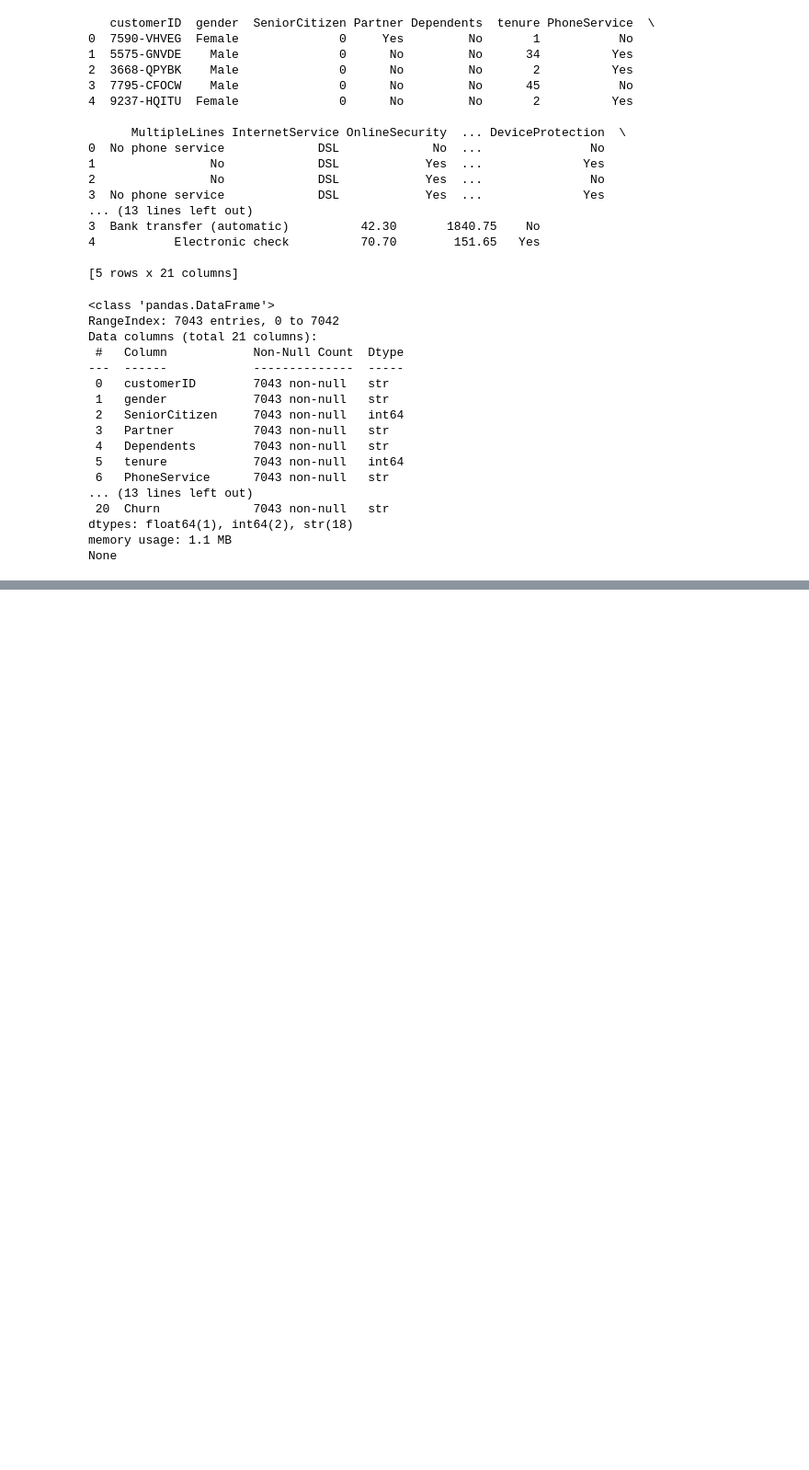
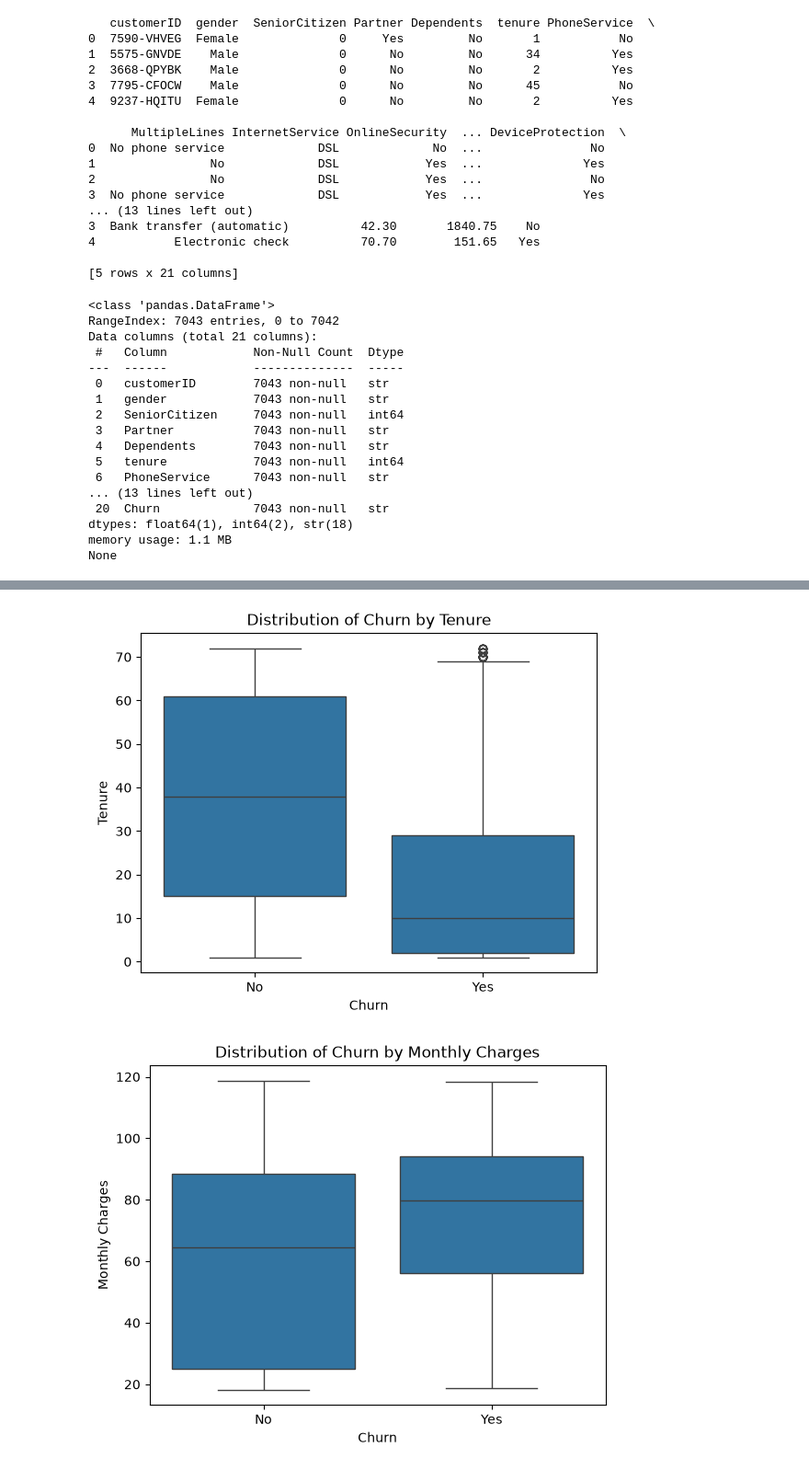
Before and after one commit to mhopejohnd/customer-churn-prediction, a Jupyter notebook: notebooks/exploratory_analysis.ipynb, the cells around one changed output, grey strips where cells are left out. Shown at 92% size. Cells and saved outputs as stored; diff of their text form; code cells hidden in the pictures; blank space fills up the shorter version.

```diff
--- a/notebooks/exploratory_analysis.ipynb
+++ b/notebooks/exploratory_analysis.ipynb
@@ -74,0 +272,27 @@ Index(['customerID', 'gender', 'SeniorCitizen', 'Partner', 'Dependents',
+# %%
+# okay so far we have seen the distribution of the target variable 'Churn' with respect to various categorical features. Now let's check the distribution of the target variable 'Churn' with respect to numerical features like 'tenure', 'MonthlyCharges', and 'TotalCharges'.
+
+plot = sns.boxplot(x='Churn', y='tenure', data=df)
+plot.set_title('Distribution of Churn by Tenure')
+plot.set_xlabel('Churn')
+plot.set_ylabel('Tenure')
+plt.show()
+
+plot = sns.boxplot(x='Churn', y='MonthlyCharges', data=df)
+plot.set_title('Distribution of Churn by Monthly Charges')
+plot.set_xlabel('Churn')
+plot.set_ylabel('Monthly Charges')
+plt.show()
+
+plot = sns.boxplot(x='Churn', y='TotalCharges', data=df)
+plot.set_title('Distribution of Churn by Total Charges')
+plot.set_xlabel('Churn')
+plot.set_ylabel('Total Charges')
+plt.show()
+
+plot = sns.pairplot(df, hue='Churn', vars=['tenure', 'MonthlyCharges', 'TotalCharges'])
+plot.fig.suptitle('Pairplot of Tenure, Monthly Charges, and Total Charges by Churn', y=1.02)
+plt.show()
+# %% [output]
+[figure, added]
+[figure, added]
```
Also changed, not shown: parts of 20 cells of this notebook.
